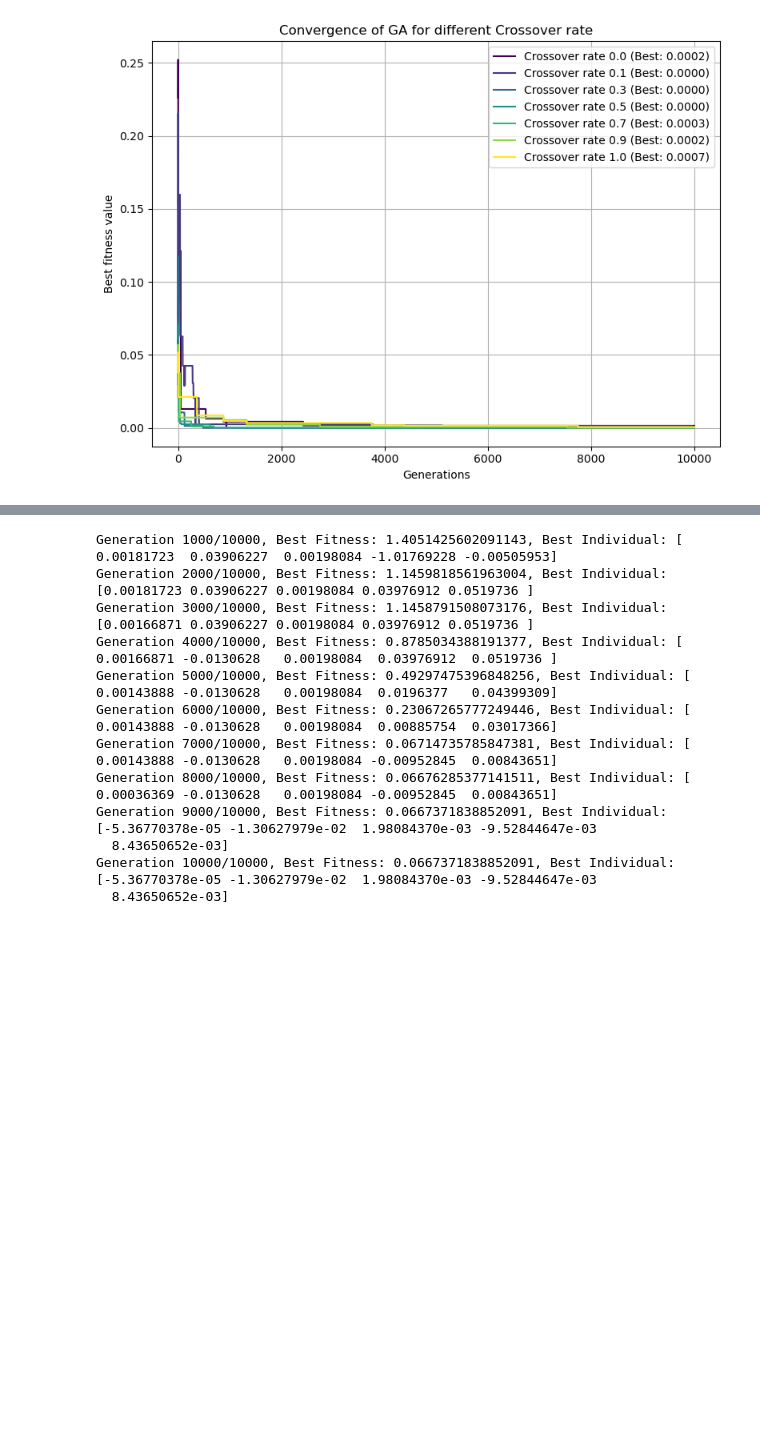
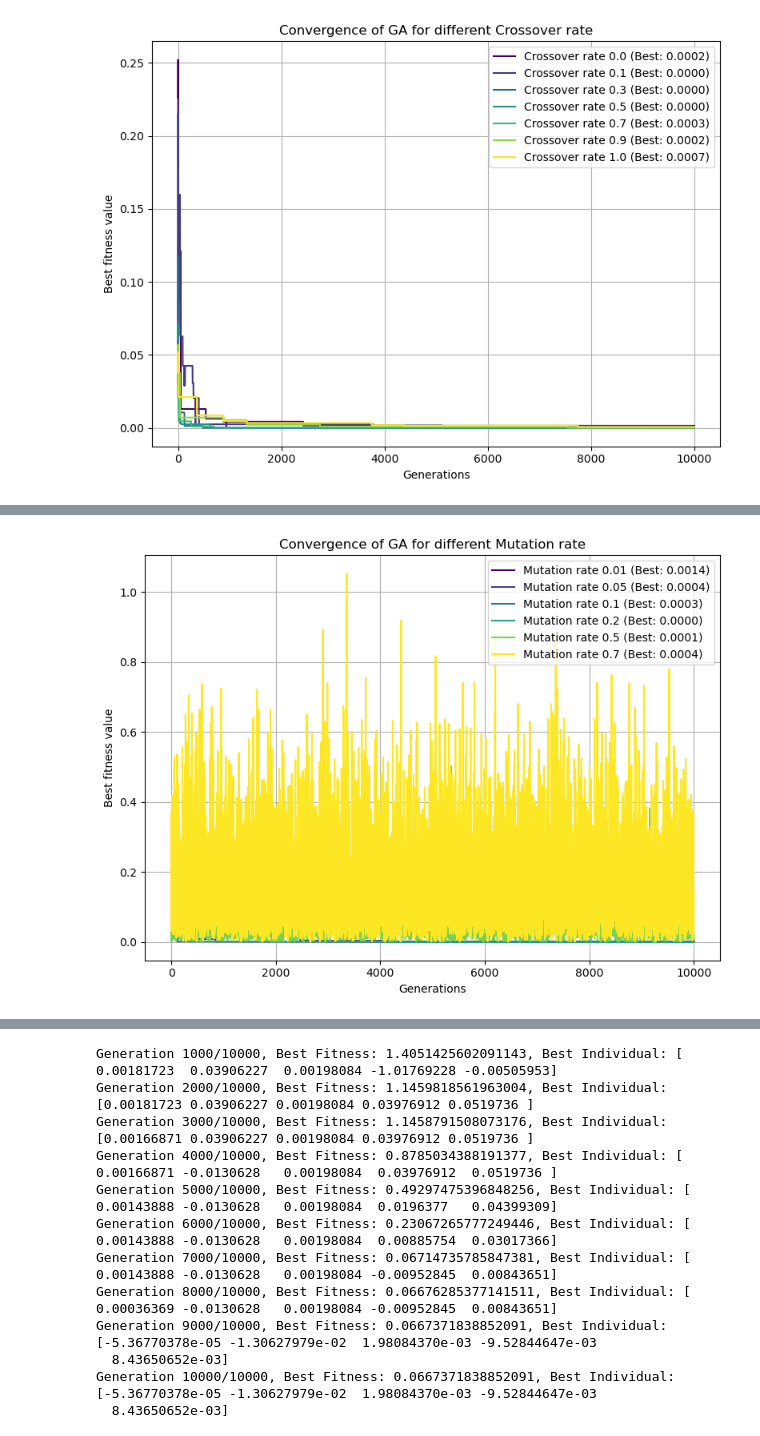
Before and after one commit to sienkozuzanna/miowad, a Jupyter notebook: EvolutionaryAlgorithms/ea1.ipynb, the cells around one changed output, grey strips where cells are left out. Cells and saved outputs as stored; diff of their text form; code cells hidden in the pictures; blank space fills up the shorter version.

```diff
--- a/EvolutionaryAlgorithms/ea1.ipynb
+++ b/EvolutionaryAlgorithms/ea1.ipynb
@@ -176,0 +306,12 @@ plot_fitness_histories(crossover_histories, parameter_name="Crossover rate", fig
+# %%
+mutation_rates = [0.01, 0.05, 0.1, 0.2, 0.5, 0.7]
+mutation_results = []
+mutation_history = []
+for mutation_rate in mutation_rates:
+    seed_everything(1234)
+    print(f"Running GA with mutation rate: {mutation_rate}")
+    ga = GeneticAlgorithm(dimension=3, population_size=100, fitness_function=test_function,
+                               mutation_rate=mutation_rate, crossover_rate=0.7, generations=10000)
+    best_solution, best_fitness, fitness_history = ga.run(eval_every=10000, early_stopping=False)
+    mutation_results.append((mutation_rate, best_fitness, best_solution))
+    mutation_history.append((mutation_rate, fitness_history))
@@ -176,0 +331,4 @@ plot_fitness_histories(crossover_histories, parameter_name="Crossover rate", fig
+# %%
+plot_fitness_histories(mutation_history, parameter_name="Mutation rate", figsize=(8, 6))
+# %% [output]
+[figure, added]
```
Also changed, not shown: parts of 47 cells of this notebook.
